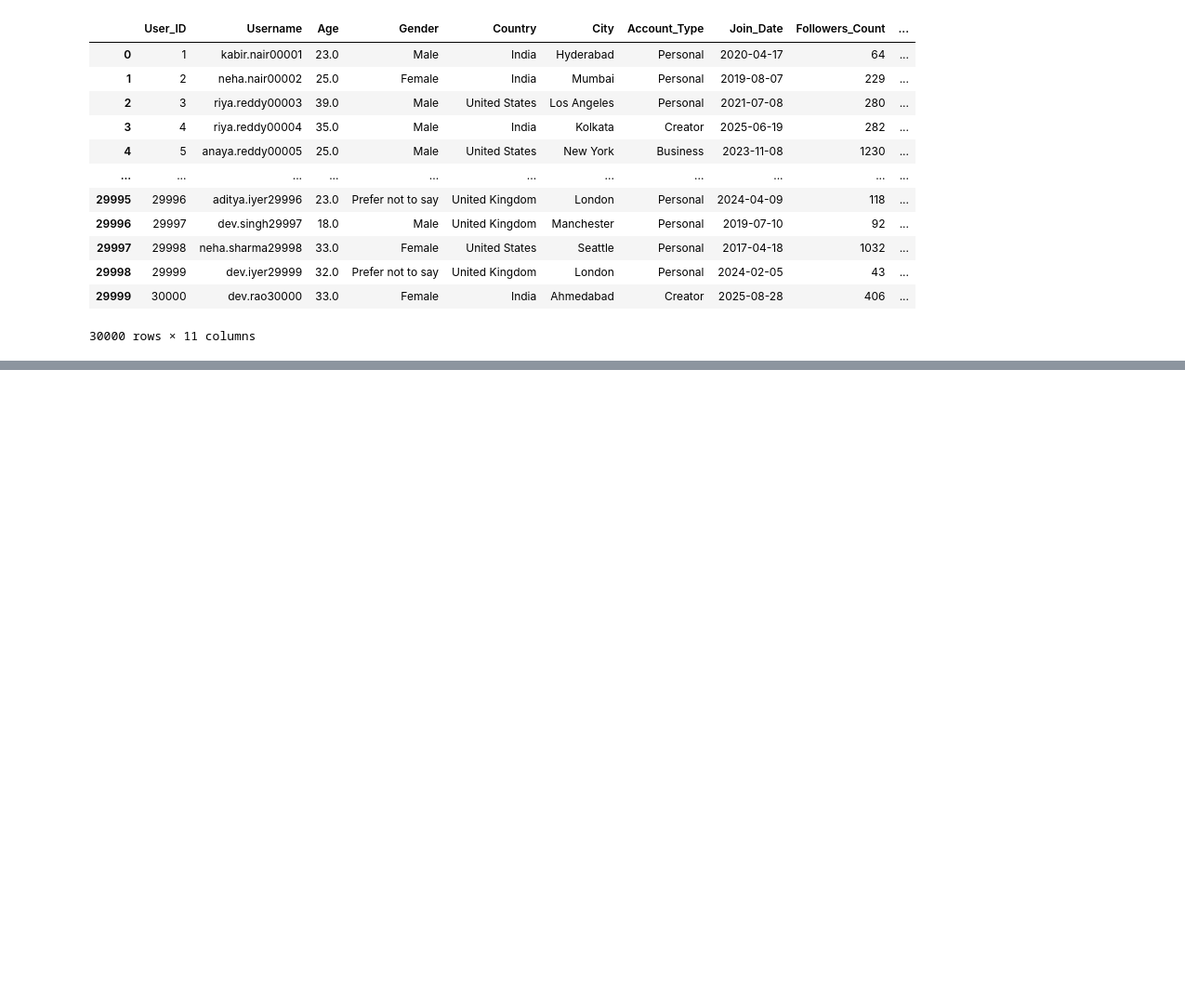
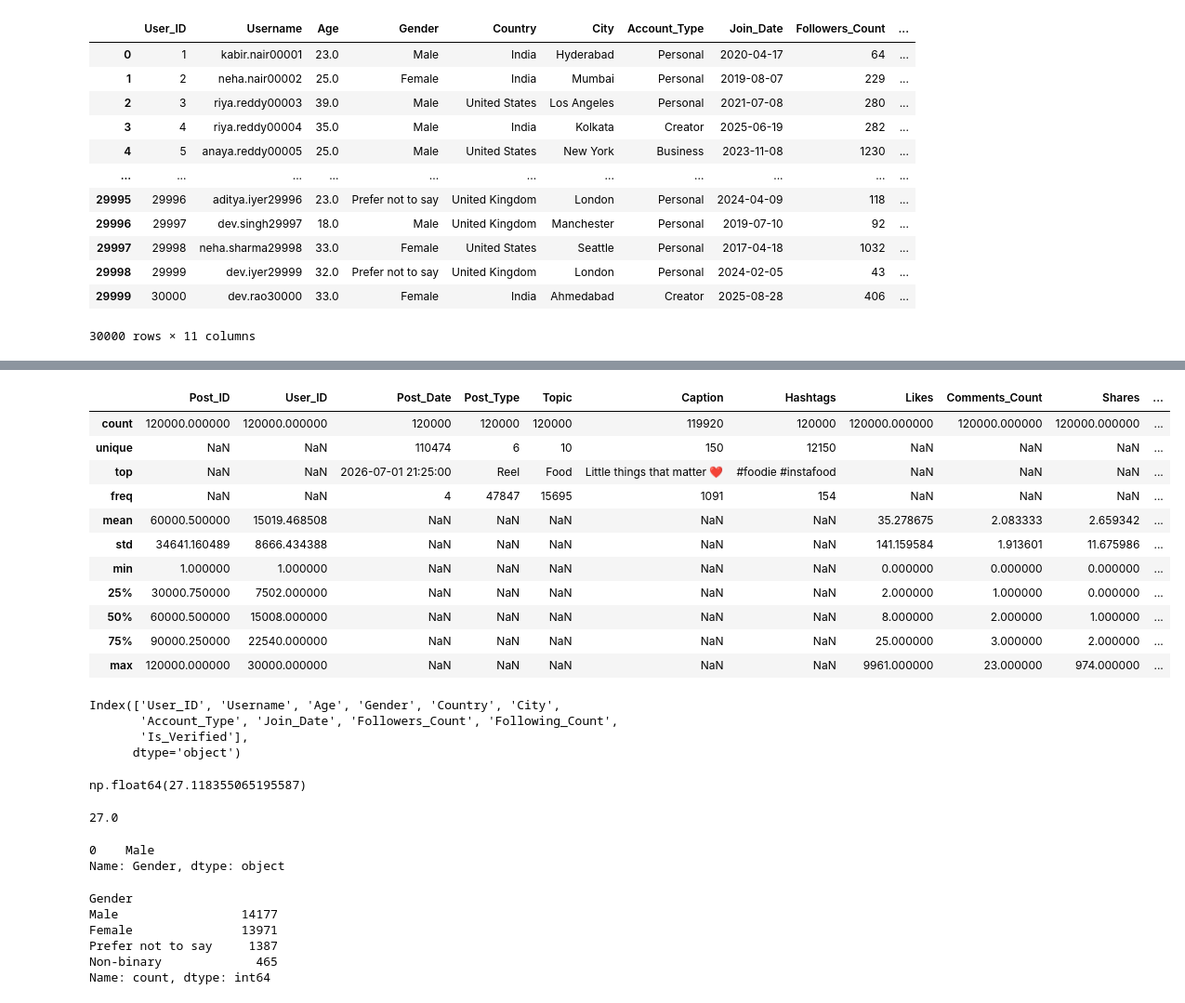
Before and after one commit to puneet-cs/DA22_DataAnalytics, a Jupyter notebook: DA22_AI_DA_Project.ipynb, the cells around one changed output, grey strips where cells are left out. Shown at 93% size. Cells and saved outputs as stored; diff of their text form; code cells hidden in the pictures; blank space fills up the shorter version.

```diff
--- a/DA22_AI_DA_Project.ipynb
+++ b/DA22_AI_DA_Project.ipynb
@@ -71,0 +243,52 @@ users_df
+# %%
+# Describe the categorical and numerical both column
+posts_df.describe(include = "all")
+# %% [output]
+|  | Post_ID | User_ID | Post_Date | Post_Type | Topic | Caption | Hashtags | Likes | Comments_Count | Shares | ... |
+| count | 120000.000000 | 120000.000000 | 120000 | 120000 | 120000 | 119920 | 120000 | 120000.000000 | 120000.000000 | 120000.000000 | ... |
+| unique | NaN | NaN | 110474 | 6 | 10 | 150 | 12150 | NaN | NaN | NaN | ... |
+| top | NaN | NaN | 2026-07-01 21:25:00 | Reel | Food | Little things that matter ❤️ | #foodie #instafood | NaN | NaN | NaN | ... |
+| freq | NaN | NaN | 4 | 47847 | 15695 | 1091 | 154 | NaN | NaN | NaN | ... |
+| mean | 60000.500000 | 15019.468508 | NaN | NaN | NaN | NaN | NaN | 35.278675 | 2.083333 | 2.659342 | ... |
+| std | 34641.160489 | 8666.434388 | NaN | NaN | NaN | NaN | NaN | 141.159584 | 1.913601 | 11.675986 | ... |
+| min | 1.000000 | 1.000000 | NaN | NaN | NaN | NaN | NaN | 0.000000 | 0.000000 | 0.000000 | ... |
+| 25% | 30000.750000 | 7502.000000 | NaN | NaN | NaN | NaN | NaN | 2.000000 | 1.000000 | 0.000000 | ... |
+| 50% | 60000.500000 | 15008.000000 | NaN | NaN | NaN | NaN | NaN | 8.000000 | 2.000000 | 1.000000 | ... |
+| 75% | 90000.250000 | 22540.000000 | NaN | NaN | NaN | NaN | NaN | 25.000000 | 3.000000 | 2.000000 | ... |
+| max | 120000.000000 | 30000.000000 | NaN | NaN | NaN | NaN | NaN | 9961.000000 | 23.000000 | 974.000000 | ... |
+# %%
+# Descriptive statistics : mean, median, mode, percentile, Quantile, IQR, Variance, SD, Covariance, Correlation
+
+users_df.columns
+# %% [output]
+Index(['User_ID', 'Username', 'Age', 'Gender', 'Country', 'City',
+       'Account_Type', 'Join_Date', 'Followers_Count', 'Following_Count',
+       'Is_Verified'],
+      dtype='object')
+# %%
+# find the average age
+import numpy as np
+np.mean(users_df.Age)
+# %% [output]
+np.float64(27.118355065195587)
+# %%
+# Median : middle value after sorting
+users_df.Age.median()
+# %% [output]
+27.0
+# %%
+# mode: most frequent value
+users_df.Gender.mode()
+# %% [output]
+0    Male
+Name: Gender, dtype: object
+# %%
+# Query : count the number of male and female
+users_df.Gender.value_counts()
+# %% [output]
+Gender
+Male                 14177
+Female               13971
+Prefer not to say     1387
+Non-binary             465
+Name: count, dtype: int64
```
Also changed, not shown: parts of 32 cells of this notebook.
